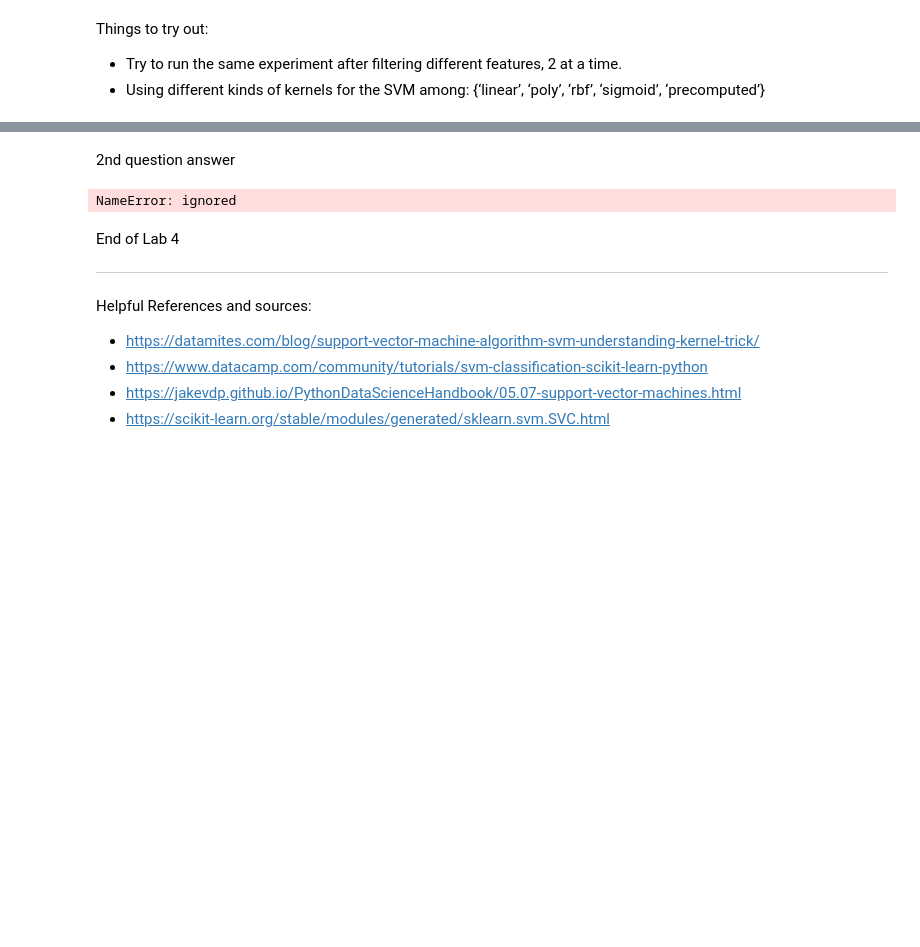
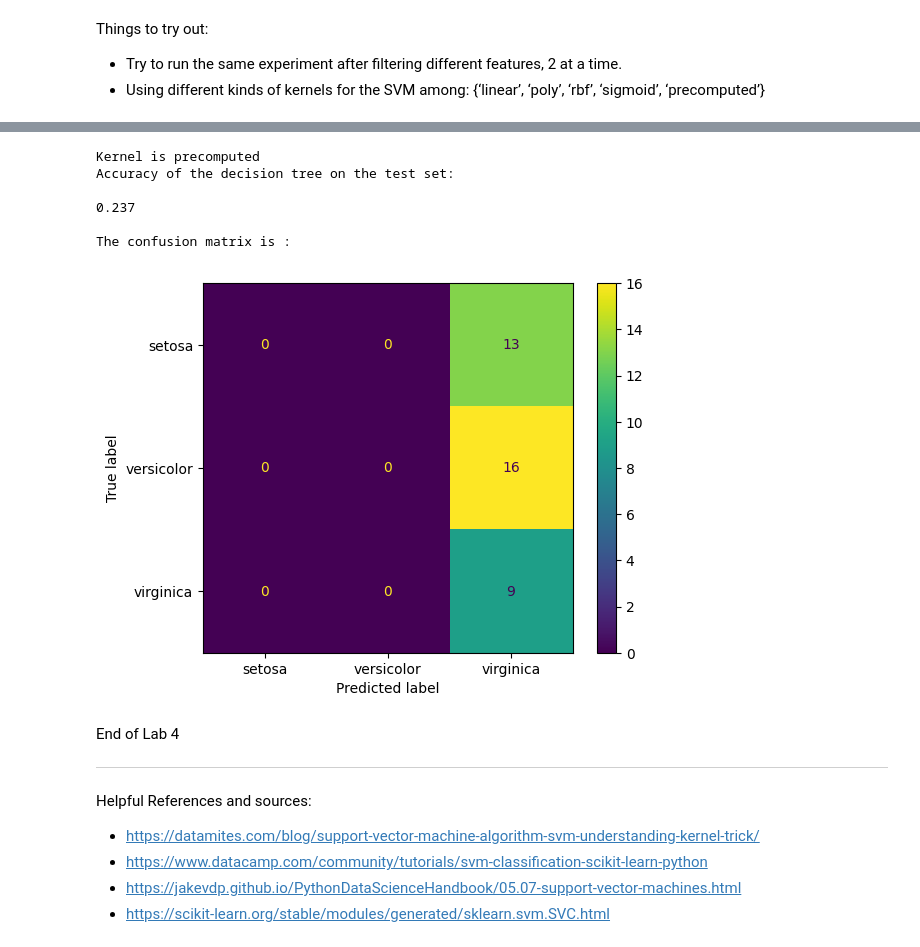
Before and after one commit to Kalyan9177/FMML-lab-1-kalyan, a Jupyter notebook: FMML_Module4_Lab4.ipynb, the cells around one changed output, grey strips where cells are left out. Saved outputs shown, nothing was run; the diff lists cells and outputs as text; code cells hidden in the pictures; blank space fills up the shorter version.

```diff
--- a/FMML_Module4_Lab4.ipynb
+++ b/FMML_Module4_Lab4.ipynb
@@ -228,34 +308,27 @@ plot_confusion_matrix(clf, X_test, y_test, display_labels=class_names)
-# %% [markdown]
-2nd question answer
-# %%
-from sklearn.datasets import make_circles
-X, y = make_circles(200, factor=.1, noise=.1)
-
-clf = svm.SVC(kernel='poly').fit(X, y)
-
-plt.style.use("seaborn")
-plt.scatter(X[:, 0], X[:, 1], c=y, s=50, cmap='tab20')
-plt.gcf().set_dpi(110)
-# %%
-from sklearn.datasets import make_circles
-X, y = make_circles(200, factor=.1, noise=.1)
-
-clf = svm.SVC(kernel='rbf').fit(X, y)
-
-plt.style.use("seaborn")
-plt.scatter(X[:, 0], X[:, 1], c=y, s=50, cmap='tab10')
-plt.gcf().set_dpi(110)
-# %%
-from sklearn.datasets import make_circles
-X, y = make_circles(200, factor=.1, noise=.1)
-
-clf = svm.SVC(kernel='sigmoid').fit(X, y)
-
-plt.style.use("seaborn")
-plt.scatter(X[:, 0], X[:, 1], c=y, s=50, cmap='tab10')
-plt.gcf().set_dpi(110)
-# %% [output]
-NameError: ignored
+# %%
+import numpy as np
+from sklearn.metrics import confusion_matrix, ConfusionMatrixDisplay
+for kernel in  ['precomputed']:
+  clf = svm.SVC(kernel=kernel)
+
+
+  print(f"Kernel is {kernel}")
+  print("Accuracy of the decision tree on the test set: \n\n{:.3f}\n".format(accuracy_score(y_pred, y_test)))
+  class_names = iris["target_names"]
+  print("The confusion matrix is : ")
+
+  disp = ConfusionMatrixDisplay(confusion_matrix=cm, display_labels=class_names)
+  disp.plot()
+  plt.show()
+  print(" ")
+# %% [output]
+Kernel is precomputed
+Accuracy of the decision tree on the test set:
+
+0.237
+
+The confusion matrix is :
+[figure, added]
 # %% [markdown]
 End of Lab 4
 
```
Also changed, not shown: parts of 18 cells of this notebook.
